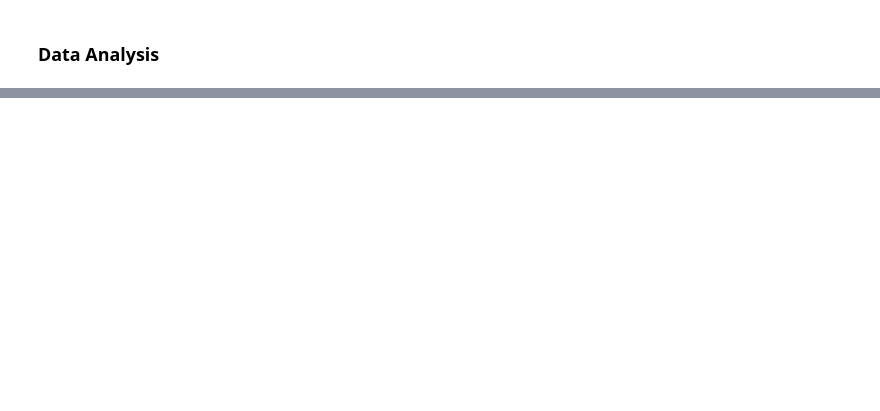
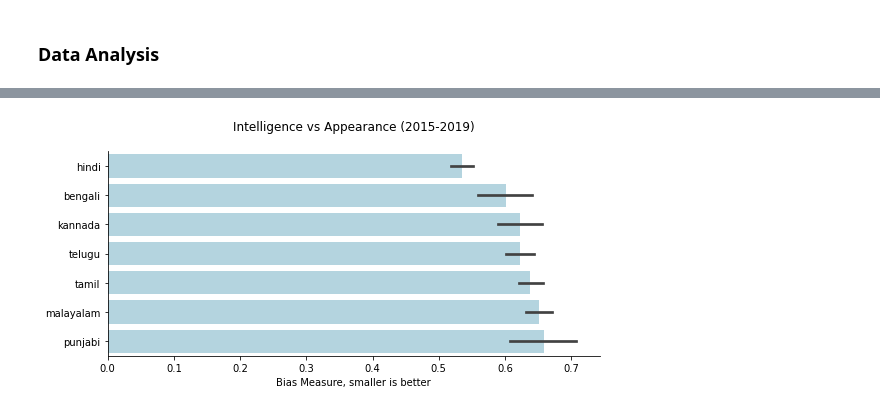
Before and after one commit to ragul-n/Gender-bias-in-Indian-movies, a Jupyter notebook: word2vec/calculating_bias_measure.ipynb, the cells around one changed output, grey strips where cells are left out. Cells and saved outputs as stored; diff of their text form; code cells hidden in the pictures; blank space fills up the shorter version.

```diff
--- a/word2vec/calculating_bias_measure.ipynb
+++ b/word2vec/calculating_bias_measure.ipynb
@@ -142,0 +158,18 @@ plt.tight_layout()
+# %%
+fig, ax= plt.subplots(figsize=(8,4))
+fig.patch.set_visible(False)
+
+ax=sns.barplot(data=data[data.Year>=2015], y="Language", x="intelligence",color="lightblue",
+                            order=["hindi","bengali","kannada","telugu","tamil", "malayalam","punjabi"], ax=ax)
+
+plt.xlabel("Bias Measure, smaller is better")
+
+#ax.tick_params(left=False, labelleft=False)
+# for bars_group in ax.containers:
+#     ax.bar_label(bars_group, padding=3, fontsize=15)
+
+sns.despine()
+ax.set(ylabel=None, title="Intelligence vs Appearance (2015-2019)\n")
+plt.tight_layout()
+# %% [output]
+[figure, added]
```
Also changed, not shown: parts of 18 cells of this notebook.
